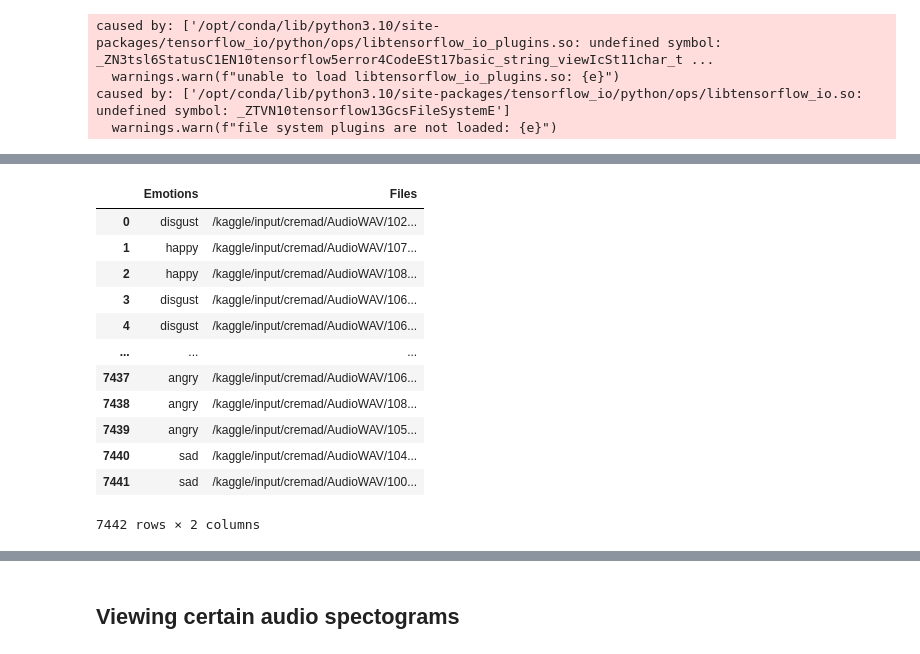
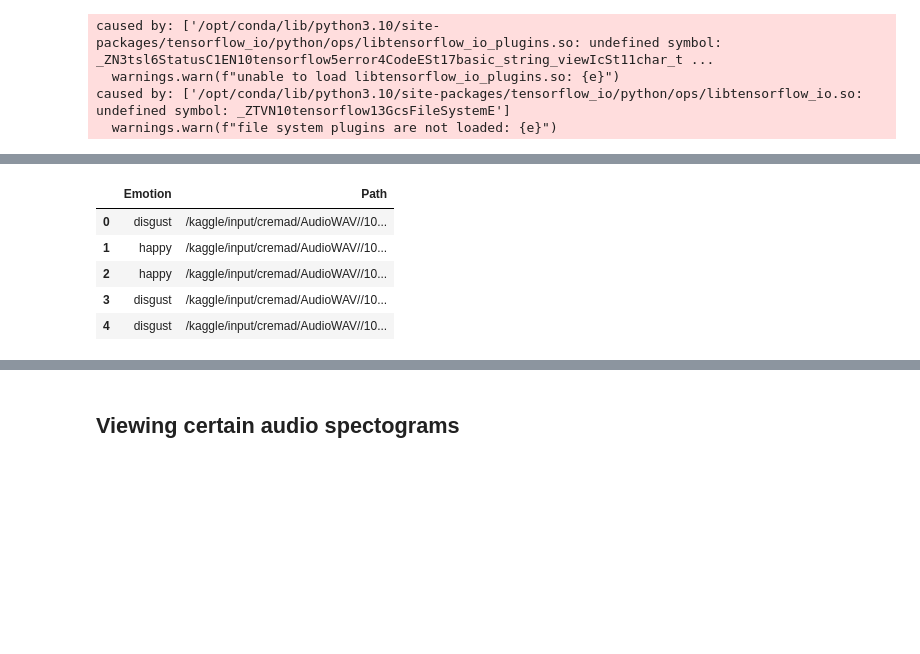
Before and after one commit to madhaviit/IITISOC-23-AI-ML-15-Speech-Emotion-Detection, a Jupyter notebook: speech-emotion-detection.ipynb, the cells around one changed output, grey strips where cells are left out. Saved outputs shown, nothing was run; the diff lists cells and outputs as text; code cells hidden in the pictures; blank space fills up the shorter version.

```diff
--- a/speech-emotion-detection.ipynb
+++ b/speech-emotion-detection.ipynb
@@ -69,41 +60,32 @@ ravdess_df
 # %%
-crema = os.listdir(Crema)
-emotions = []
-files = []
+emotion_df = []
 
-for item in crema:
-    files.append(Crema + item)
+for wav in os.listdir(Crema):
+    info = wav.partition(".wav")[0].split("_")
+    if info[2] == 'SAD':
+        emotion_df.append(("sad", Crema + "/" + wav))
+    elif info[2] == 'ANG':
+        emotion_df.append(("angry", Crema + "/" + wav))
+    elif info[2] == 'DIS':
+        emotion_df.append(("disgust", Crema + "/" + wav))
+    elif info[2] == 'FEA':
+        emotion_df.append(("fear", Crema + "/" + wav))
+    elif info[2] == 'HAP':
+        emotion_df.append(("happy", Crema + "/" + wav))
+    elif info[2] == 'NEU':
+        emotion_df.append(("neutral", Crema + "/" + wav))
+    else:
+        emotion_df.append(("unknown", Crema + "/" + wav))
 
-    parts = item.split('_')
-    if parts[2] == 'SAD':
-        emotions.append('sad')
-    elif parts[2] == 'ANG':
-        emotions.append('angry')
-    elif parts[2] == 'DIS':
-        emotions.append('disgust')
-    elif parts[2] == 'FEA':
-        emotions.append('fear')
-    elif parts[2] == 'HAP':
-        emotions.append('happy')
-    elif parts[2] == 'NEU':
-        emotions.append('neutral')
-    else :
-        emotions.append('unknown')
 
-crema_df = pd.concat([pd.DataFrame(emotions, columns=['Emotions']), pd.DataFrame(files, columns=['Files'])], axis=1)
+Crema_df = pd.DataFrame.from_dict(emotion_df)
+Crema_df.rename(columns={1 : "Path", 0 : "Emotion"}, inplace=True)
 
-crema_df
+Crema_df.head()
 # %% [output]
-|  | Emotions | Files |
-| 0 | disgust | /kaggle/input/cremad/AudioWAV/102... |
-| 1 | happy | /kaggle/input/cremad/AudioWAV/107... |
-| 2 | happy | /kaggle/input/cremad/AudioWAV/108... |
-| 3 | disgust | /kaggle/input/cremad/AudioWAV/106... |
-| 4 | disgust | /kaggle/input/cremad/AudioWAV/106... |
-| ... | ... | ... |
-| 7437 | angry | /kaggle/input/cremad/AudioWAV/106... |
-| 7438 | angry | /kaggle/input/cremad/AudioWAV/108... |
-| 7439 | angry | /kaggle/input/cremad/AudioWAV/105... |
-| 7440 | sad | /kaggle/input/cremad/AudioWAV/104... |
-| 7441 | sad | /kaggle/input/cremad/AudioWAV/100... |
+|  | Emotion | Path |
+| 0 | disgust | /kaggle/input/cremad/AudioWAV//10... |
+| 1 | happy | /kaggle/input/cremad/AudioWAV//10... |
+| 2 | happy | /kaggle/input/cremad/AudioWAV//10... |
+| 3 | disgust | /kaggle/input/cremad/AudioWAV//10... |
+| 4 | disgust | /kaggle/input/cremad/AudioWAV//10... |
-7442 rows × 2 columns
```
Also changed, not shown: parts of 77 cells of this notebook.
